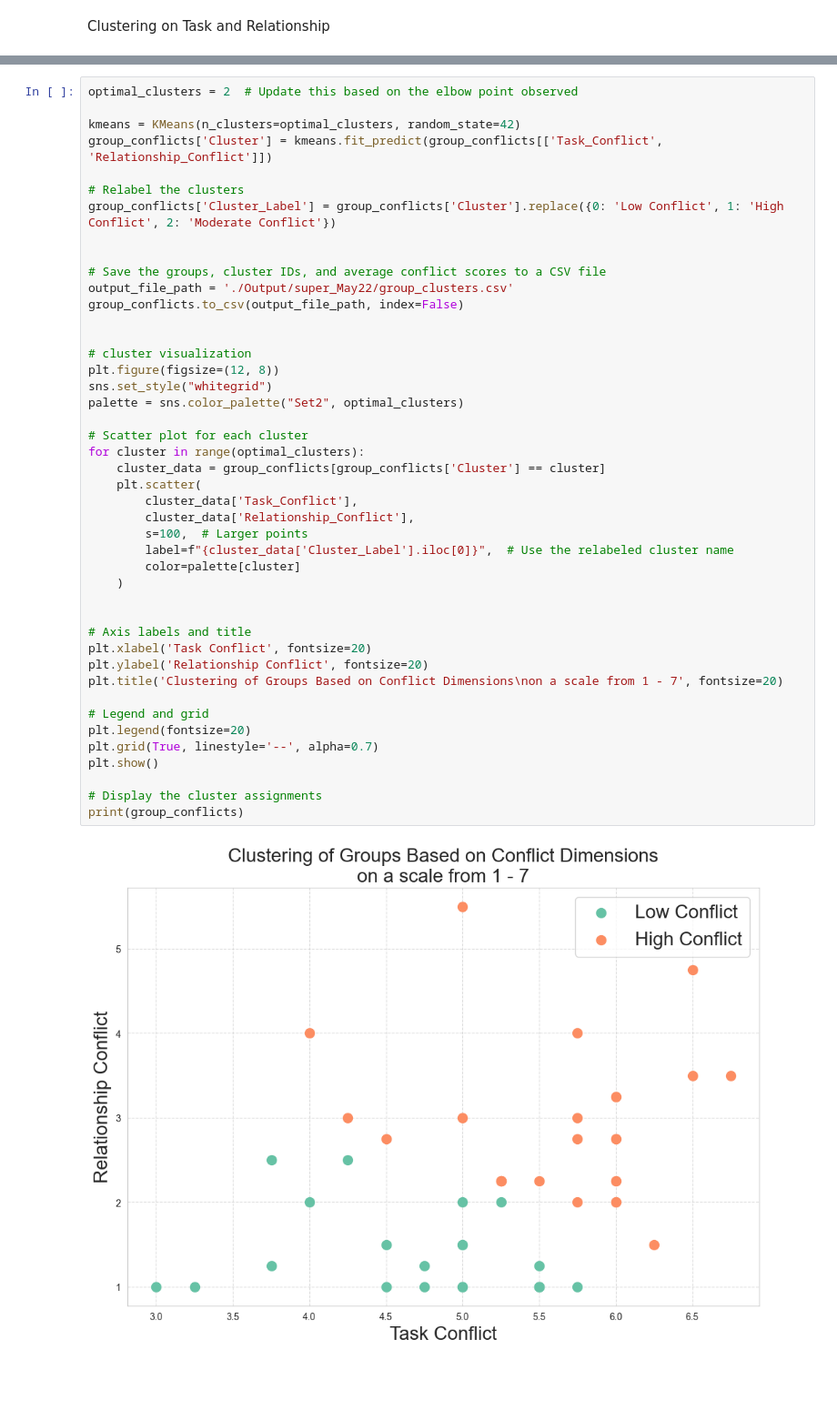
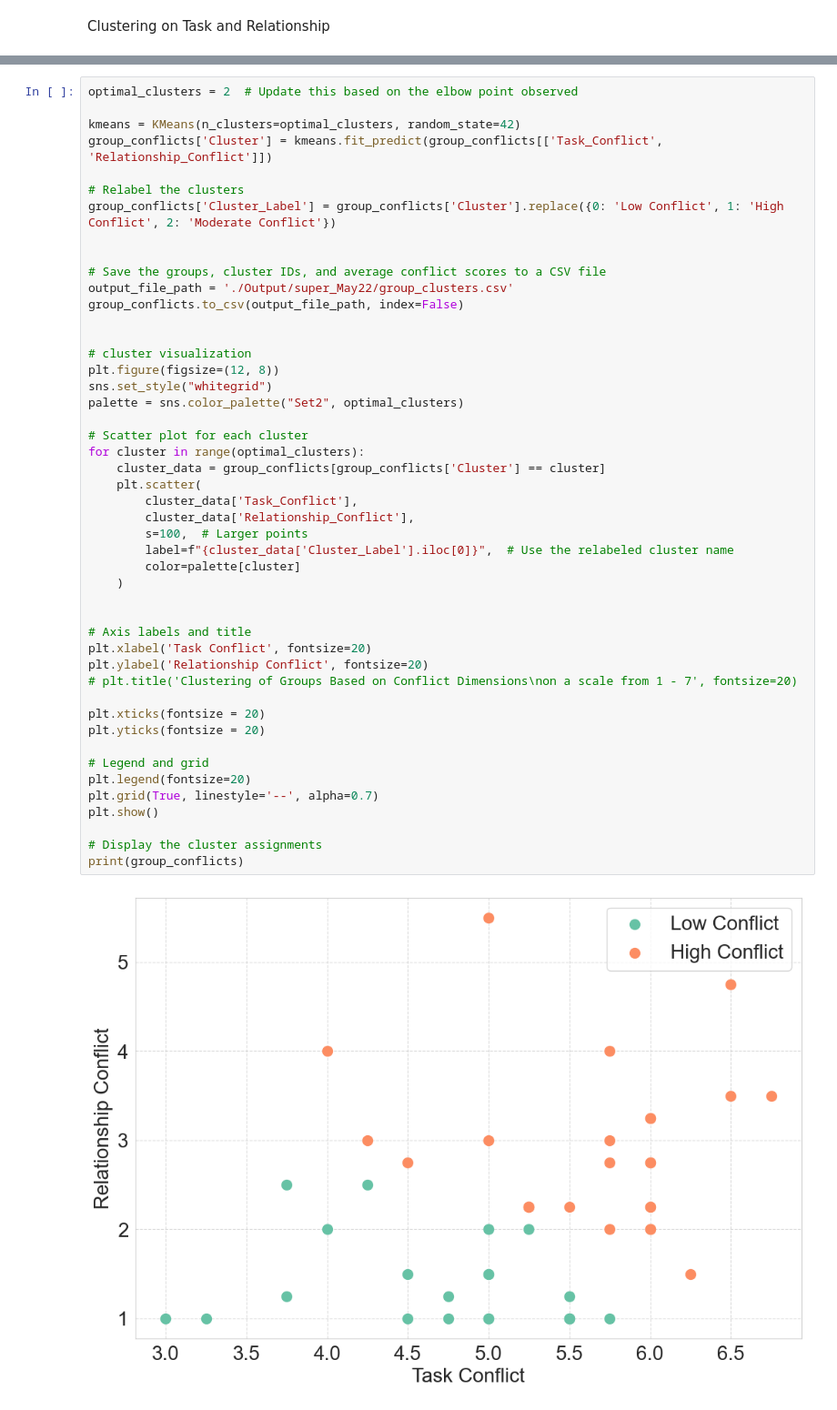
Before and after one commit to bbevis/Con2vec, a Jupyter notebook: Python/EDA.ipynb, the cells around one changed output, grey strips where cells are left out. Shown at 91% size. Saved outputs shown, nothing was run; the diff lists cells and outputs as text; blank space fills up the shorter version.

```diff
--- a/Python/EDA.ipynb
+++ b/Python/EDA.ipynb
@@ -150,35 +153,38 @@ group_conflicts.to_csv(output_file_path, index=False)
 
 # cluster visualization
 plt.figure(figsize=(12, 8))
 sns.set_style("whitegrid")
 palette = sns.color_palette("Set2", optimal_clusters)
 
 # Scatter plot for each cluster
 for cluster in range(optimal_clusters):
     cluster_data = group_conflicts[group_conflicts['Cluster'] == cluster]
     plt.scatter(
         cluster_data['Task_Conflict'],
         cluster_data['Relationship_Conflict'],
         s=100,  # Larger points
         label=f"{cluster_data['Cluster_Label'].iloc[0]}",  # Use the relabeled cluster name
         color=palette[cluster]
     )
 
 
 # Axis labels and title
 plt.xlabel('Task Conflict', fontsize=20)
 plt.ylabel('Relationship Conflict', fontsize=20)
-plt.title('Clustering of Groups Based on Conflict Dimensions\non a scale from 1 - 7', fontsize=20)
+# plt.title('Clustering of Groups Based on Conflict Dimensions\non a scale from 1 - 7', fontsize=20)
+
+plt.xticks(fontsize = 20)
+plt.yticks(fontsize = 20)
 
 # Legend and grid
 plt.legend(fontsize=20)
 plt.grid(True, linestyle='--', alpha=0.7)
 plt.show()
 
 # Display the cluster assignments
 print(group_conflicts)
 # %% [output]
-[figure, old version]
+[figure, new version]
                        groupId  Task_Conflict  Relationship_Conflict  Cluster  \
 0   01HYGGKFHG8BZ3KW7ZDR0KGC4N           6.75                   3.50        1
 1   01HYGGM69HQN5GHTMDC1D1M24W           5.00                   3.00        1
```
Also changed, not shown: parts of 6 cells of this notebook, 3 other files.
